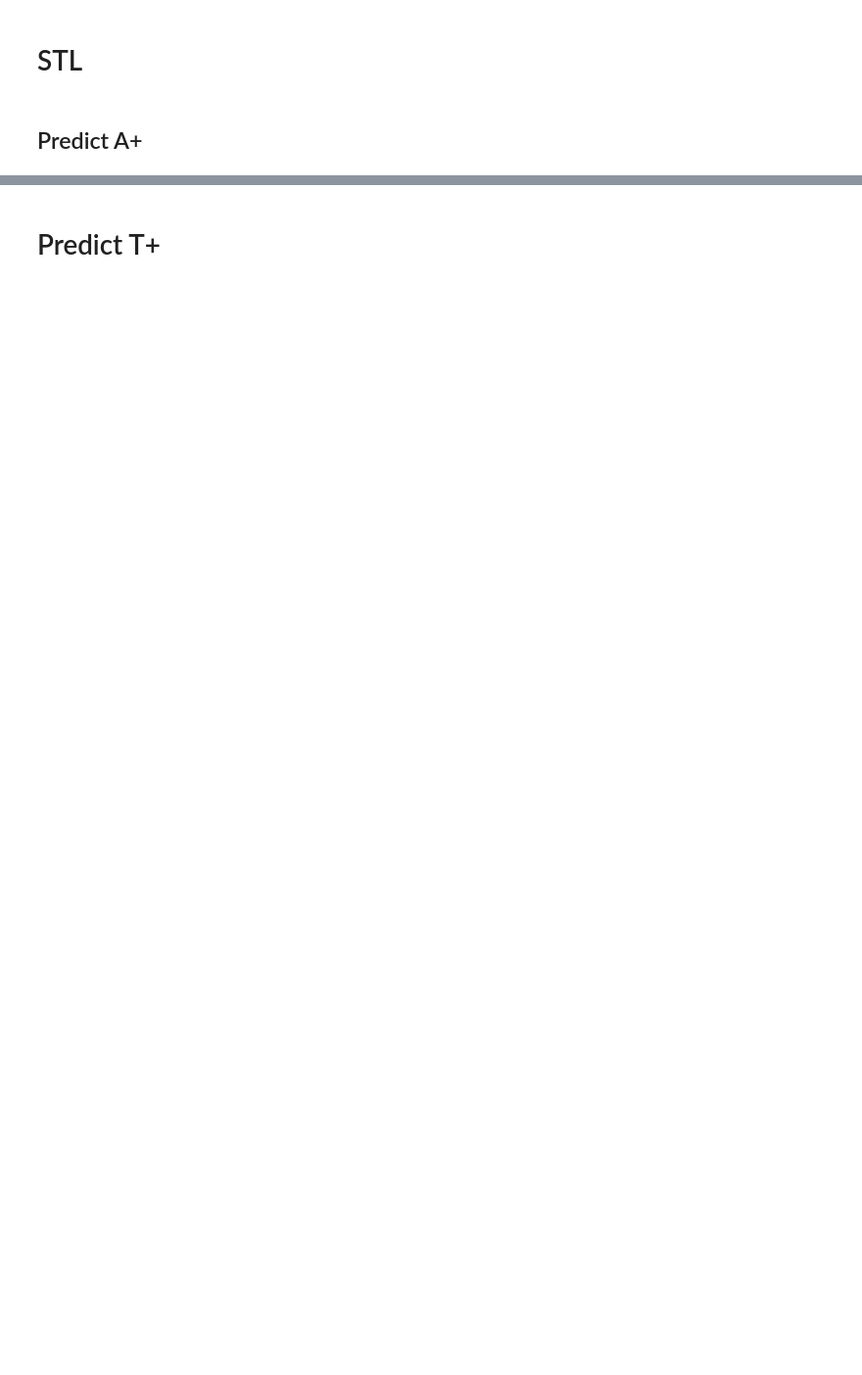
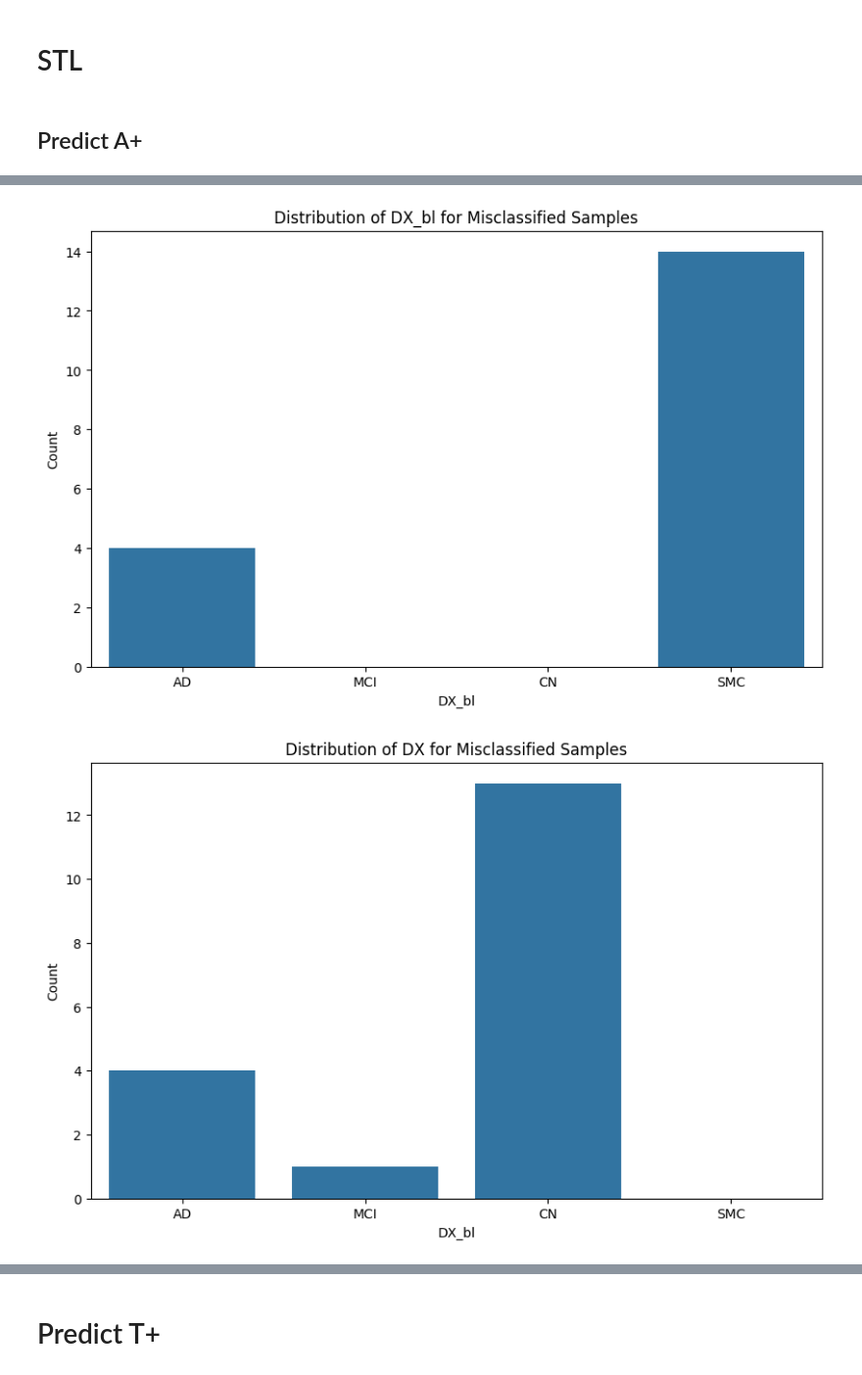
Before and after one commit to Aquila69420/adni-ml, a Jupyter notebook: torch_classification.ipynb, the cells around one changed output, grey strips where cells are left out. Shown: that part at 98% size. Cells and saved outputs as stored; diff of their text form; code cells hidden in the pictures; blank space fills up the shorter version.

```diff
--- a/torch_classification.ipynb
+++ b/torch_classification.ipynb
@@ -134,0 +154,4 @@ Test ROC AUC: 0.8012295081967213
+# %%
+# Convert the misclassified DataFrames to a pandas dataframe
+misclassified_df = pd.concat(misclassified_data, axis=0).reset_index(drop=True)
+misclassified_df.head()
@@ -134,0 +166,9 @@ Test ROC AUC: 0.8012295081967213
+# %%
+# Get the features from df not in the misclassified_df and extend the columns of the misclassified_df to include the missing features for the corresponding misclassified samples
+missing_features = set(df.columns) - set(misclassified_df.columns)
+for feature in missing_features:
+    # Fill the missing feature with the value from the original DataFrame for the corresponding misclassified samples
+    misclassified_df[feature] = df.loc[misclassified_df.index, feature].values
+    # Reorder the columns to match the original DataFrame
+misclassified_df = misclassified_df[df.columns]  # Reorder columns to match original DataFrame to untransform
+misclassified_df.head()
@@ -134,0 +183,53 @@ Test ROC AUC: 0.8012295081967213
+# %%
+dx_labels = {0: 'AD', 1: 'MCI', 2: 'CN', 3: 'SMC'}
+gender_labels = {0: 'Male', 1: 'Female'}
+
+plt.figure(figsize=(10, 6))
+sns.countplot(data=misclassified_df, x='DX_bl', order=dx_labels.keys())
+plt.title('Distribution of DX_bl for Misclassified Samples')
+plt.xlabel('DX_bl')
+plt.ylabel('Count')
+plt.xticks(ticks=list(dx_labels.keys()), labels=list(dx_labels.values()))
+plt.show()
+
+plt.figure(figsize=(10, 6))
+sns.countplot(data=misclassified_df, x='DX', order=dx_labels.keys())
+plt.title('Distribution of DX for Misclassified Samples')
+plt.xlabel('DX_bl')
+plt.ylabel('Count')
+plt.xticks(ticks=list(dx_labels.keys()), labels=list(dx_labels.values()))
+plt.show()
+
+plt.figure(figsize=(10, 6))
+sns.countplot(data=misclassified_df, x='PTGENDER', order=gender_labels.keys())
+plt.title('Distribution of PTGENDER for Misclassified Samples')
+plt.xlabel('PTGENDER')
+plt.ylabel('Count')
+plt.xticks(ticks=list(gender_labels.keys()), labels=list(gender_labels.values()))
+plt.show()
+
+plt.figure(figsize=(10, 6))
+sns.histplot(misclassified_df['AGE'], bins=30, kde=True)
+plt.title('Age Distribution for Misclassified Samples')
+plt.xlabel('Age')
+plt.ylabel('Frequency')
+plt.show()
+
+plt.figure(figsize=(10, 6))
+sns.histplot(misclassified_df['PTEDUCAT'], bins=30, kde=True)
+plt.title('PTEDUCAT Distribution for Misclassified Samples')
+plt.xlabel('PTEDUCAT')
+plt.ylabel('Frequency')
+plt.show()
+
+# Plot the distribution of PTRACCAT for misclassified samples
+plt.figure(figsize=(10, 6))
+sns.countplot(data=misclassified_df, x='PTRACCAT')
+plt.title('Distribution of PTRACCAT for Misclassified Samples')
+plt.xlabel('PTRACCAT')
+plt.ylabel('Count')
+plt.xticks(rotation=45)
+plt.show()
+# %% [output]
+[figure, added]
+[figure, added]
```
Also changed, not shown: parts of 32 cells of this notebook.
